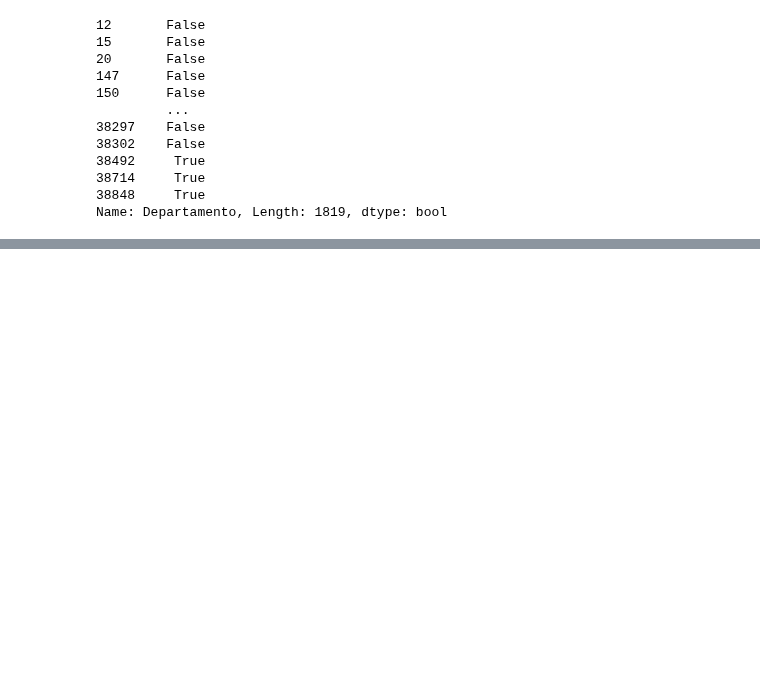
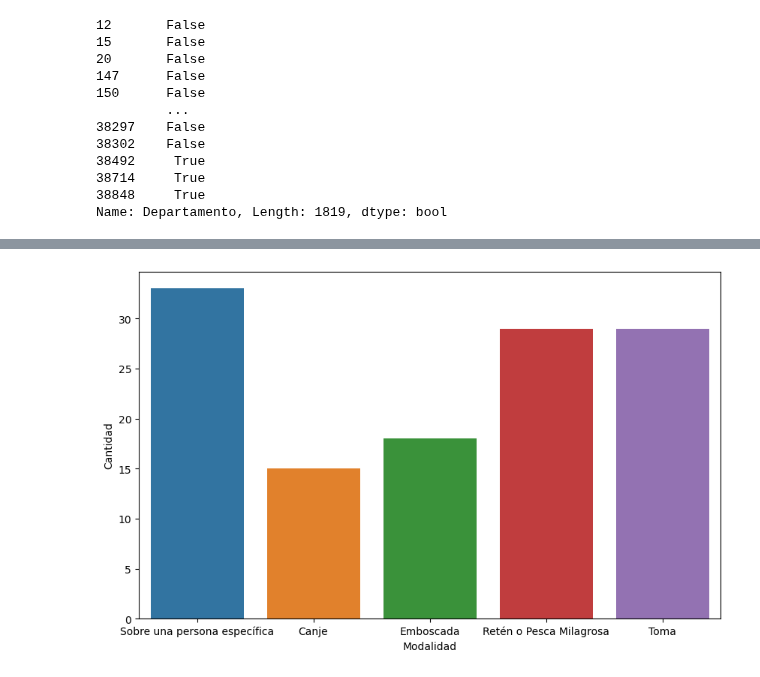
Before and after one commit to onavarrete04/Introduccion-Ciencia-Datos, a Jupyter notebook: Data Cleaning .ipynb, the cells around one changed output, grey strips where cells are left out. Drawn from its saved outputs; the diff is of its cells as text; code cells hidden in the pictures; blank space fills up the shorter version.

```diff
--- a/Data Cleaning .ipynb
+++ b/Data Cleaning .ipynb
@@ -131,0 +243,12 @@ Name: Departamento, Length: 1819, dtype: bool
+# %%
+df = dx.groupby(["Departamento", "Modalidad"]).agg({"Modalidad": [np.size]})
+df.columns = ["Cantidad"]
+df.reset_index(inplace=True)
+# %%
+plt.figure(figsize=(10,6))
+sns.countplot(x=df.Modalidad.dropna())
+plt.xlabel('Modalidad')
+plt.ylabel('Cantidad')
+plt.show()
+# %% [output]
+[figure, added]
```
Also changed, not shown: parts of 18 cells of this notebook, 1 other file.
